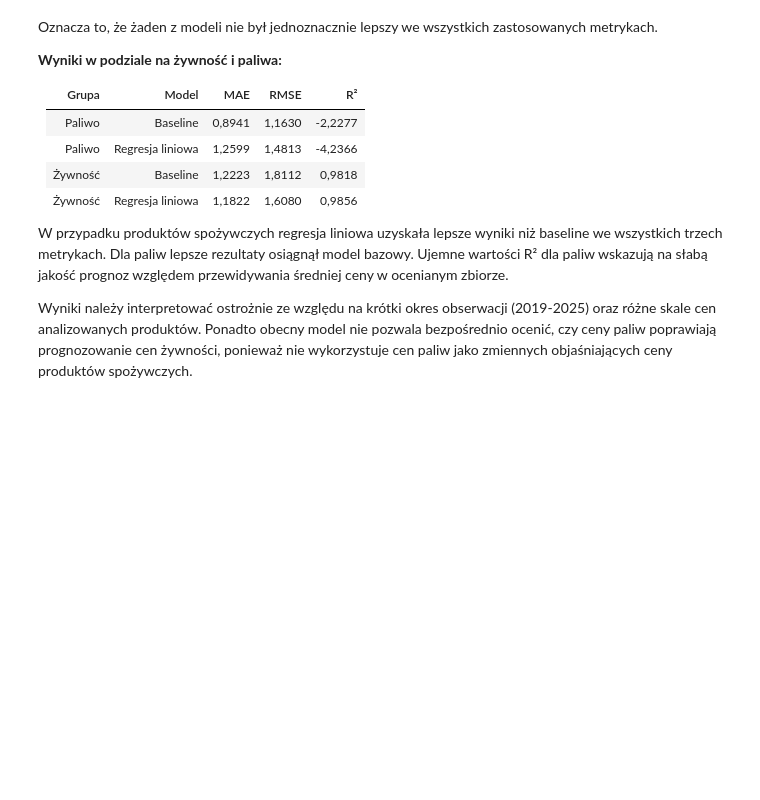
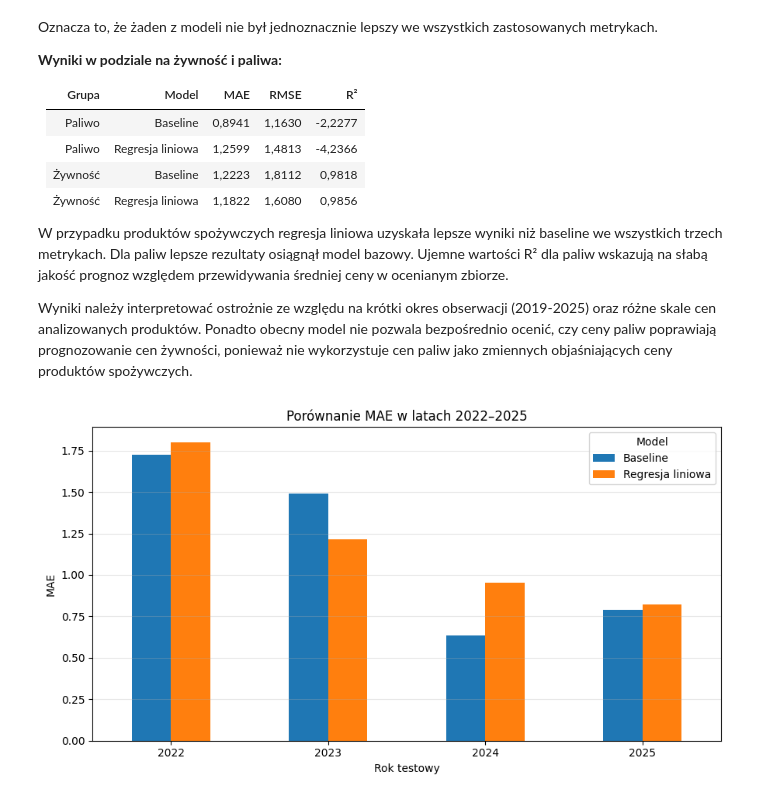
Before and after one commit to RZajacUE/ZPA26-27Gr5, a Jupyter notebook: notebooks/walidacja_walk_forward.ipynb, the cells around one changed output. Drawn from its saved outputs; the diff is of its cells as text; code cells hidden in the pictures; blank space fills up the shorter version.

Commit message:
Dodanie dwóch wykresów do walidacji walk-forward

```diff
--- a/notebooks/walidacja_walk_forward.ipynb
+++ b/notebooks/walidacja_walk_forward.ipynb
@@ -281,3 +281,25 @@ Baseline uzyskał niższe średnie MAE, natomiast regresja liniowa osiągnęła
 W przypadku produktów spożywczych regresja liniowa uzyskała lepsze wyniki niż baseline we wszystkich trzech metrykach. Dla paliw lepsze rezultaty osiągnął model bazowy. Ujemne wartości R² dla paliw wskazują na słabą jakość prognoz względem przewidywania średniej ceny w ocenianym zbiorze.
 
 Wyniki należy interpretować ostrożnie ze względu na krótki okres obserwacji (2019-2025) oraz różne skale cen analizowanych produktów. Ponadto obecny model nie pozwala bezpośrednio ocenić, czy ceny paliw poprawiają prognozowanie cen żywności, ponieważ nie wykorzystuje cen paliw jako zmiennych objaśniających ceny produktów spożywczych.
+# %%
+dane_wykres = wyniki_df.pivot(
+    index="Rok testowy",
+    columns="Model",
+    values="MAE"
+)
+
+dane_wykres.plot(
+    kind="bar",
+    figsize=(9, 5),
+    rot=0
+)
+
+plt.title("Porównanie MAE w latach 2022–2025")
+plt.xlabel("Rok testowy")
+plt.ylabel("MAE")
+plt.legend(title="Model")
+plt.grid(axis="y", alpha=0.3)
+plt.tight_layout()
+plt.show()
+# %% [output]
+[figure, added]
```
Also changed, not shown: parts of 1 cell of this notebook.
